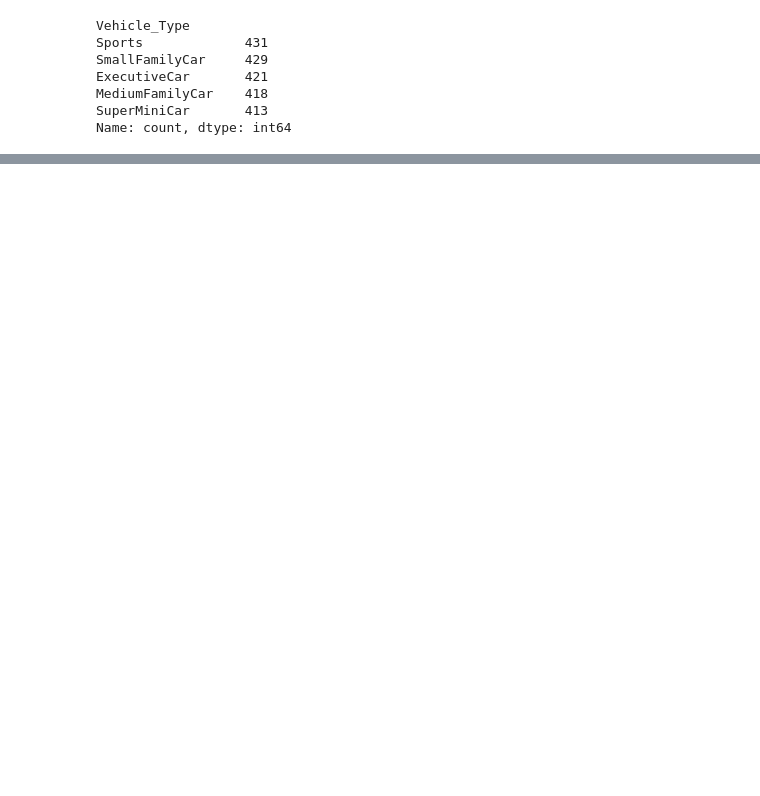
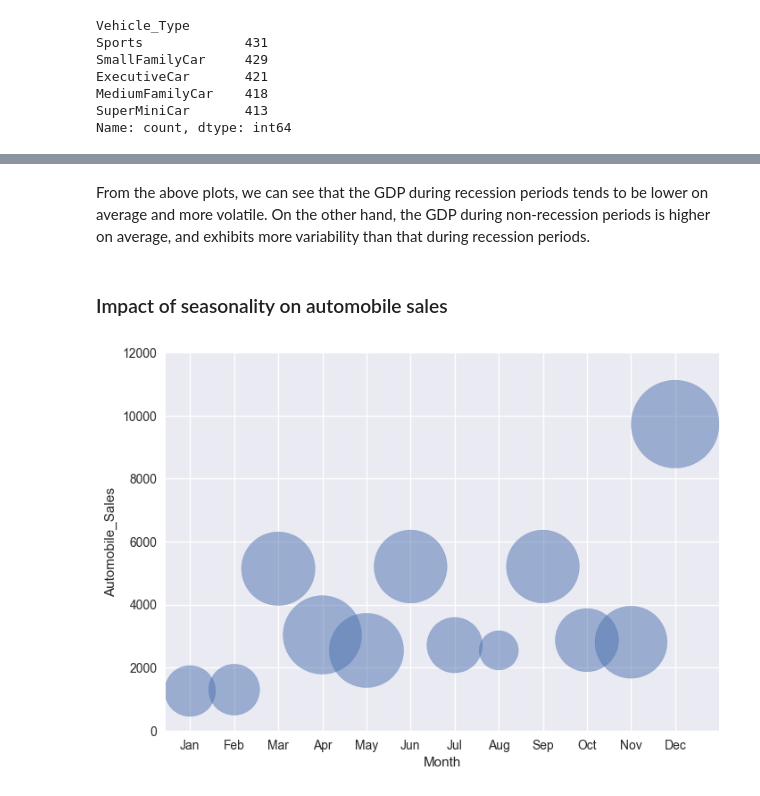
Before and after one commit to svd-jelo/IBM-Data-Science-Specialization, a Jupyter notebook: Course-8_Data-Visualization/final-project/Course-8-Final-Project_Recession.ipynb, the cells around one changed output, grey strips where cells are left out. Cells and saved outputs as stored; diff of their text form; code cells hidden in the pictures; blank space fills up the shorter version.

```diff
--- a/Course-8_Data-Visualization/final-project/Course-8-Final-Project_Recession.ipynb
+++ b/Course-8_Data-Visualization/final-project/Course-8-Final-Project_Recession.ipynb
@@ -245,0 +250,32 @@ Based on the above plot, frequency of sales are higher during non-recession peri
+# %% [markdown]
+From the above plots, we can see that the GDP during recession periods tends to be lower on average and more volatile. On the other hand, the GDP during non-recession periods is higher on average, and exhibits more variability than that during recession periods.
+# %% [markdown]
+### Impact of seasonality on automobile sales
+# %%
+df_new = df[df['Recession']==0].groupby('Month', as_index=False)[['Automobile_Sales','Seasonality_Weight']].mean()
+
+# Replace month names to int so that months are sorted along the x-axis
+abbr_to_num = {
+    name: num
+    for num, name in enumerate(calendar.month_abbr)
+}
+for month in df_new['Month'].values:
+    df_new.loc[lambda df: df['Month'] == month, 'Month'] = abbr_to_num[month]
+
+df_new.plot(
+    kind = 'scatter',
+    x = 'Month',
+    y = 'Automobile_Sales',
+    alpha = 0.5,
+    s = df_new['Seasonality_Weight'] * 4000
+)
+plt.xticks(
+    ticks = df_new['Month'].values.tolist(),
+    labels = [calendar.month_abbr[i] for i in df_new['Month'].values.tolist()]
+
+)
+plt.ylim(top=12000, bottom=0)
+plt.xlim(right=13)
+plt.show()
+# %% [output]
+[figure, added]
```
Also changed, not shown: parts of 10 cells of this notebook.
